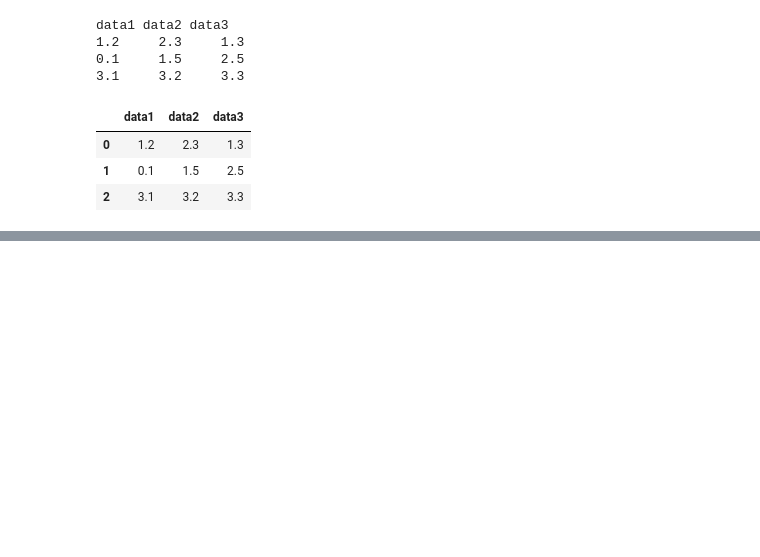
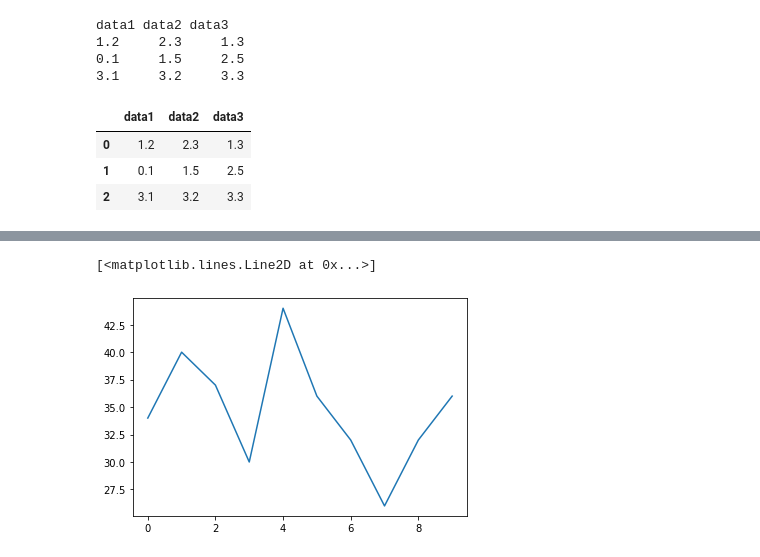
Before and after one commit to papasmf1/python1214, a Jupyter notebook: DemoPandas.ipynb, the cells around one changed output, grey strips where cells are left out. Cells and saved outputs as stored; diff of their text form; code cells hidden in the pictures; blank space fills up the shorter version.

```diff
--- a/DemoPandas.ipynb
+++ b/DemoPandas.ipynb
@@ -160,3 +160,8 @@ df3
 | 0 | 1.2 | 2.3 | 1.3 |
 | 1 | 0.1 | 1.5 | 2.5 |
 | 2 | 3.1 | 3.2 | 3.3 |
+# %%
+#엑셀 파일을 읽기
+#주피터 노트북(줄리아, 파이썬)
+dfExcel = pd.read_excel("c:\\work\\demo.xlsx", "Sheet1")
+dfExcel
@@ -162,0 +180,14 @@ df3
+# %%
+#차트를 그리기 위한 준비
+%matplotlib inline
+#import matplotlib.pyplot as plt
+#그림판을 준비
+fig = plt.figure()
+#하나의 차트를 추가(1행, 1열, 1차트)
+ax = fig.add_subplot(1,1,1)
+#ax.hist(dfExcel["나이"], bins=7)
+#라인 그래프를 출력
+ax.plot(dfExcel["나이"])
+# %% [output]
+[<matplotlib.lines.Line2D at 0x...>]
+[figure, added]
```
Also changed, not shown: parts of 2 cells of this notebook.
